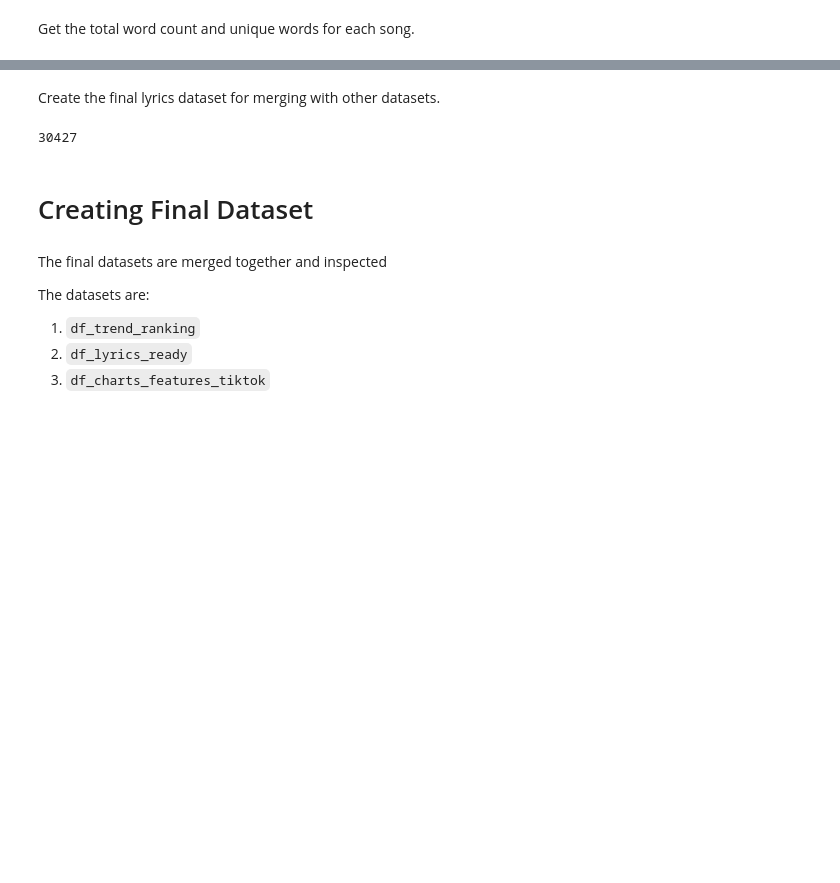
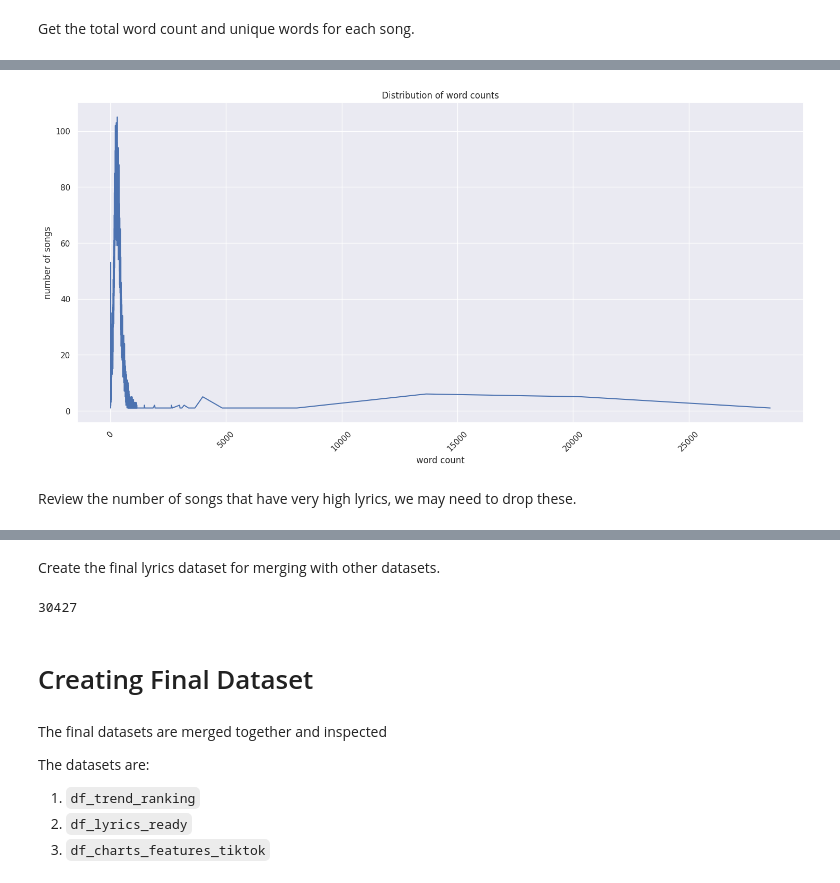
Before and after one commit to Joseph-Willem-Ricci/5450-final-project, a Jupyter notebook: CIS5450_Project.ipynb, the cells around one changed output, grey strips where cells are left out. Saved outputs shown, nothing was run; the diff lists cells and outputs as text; code cells hidden in the pictures; blank space fills up the shorter version.

```diff
--- a/CIS5450_Project.ipynb
+++ b/CIS5450_Project.ipynb
@@ -1207,0 +1161,18 @@ Create columns for the most common noun, verb and adverb in a song.
+# %%
+lyrics_sen_artist = df_lyrics.groupby('word counts')['title'].nunique().reset_index()
+sns.set_theme(style="darkgrid")
+plt.figure(figsize=(18, 8))
+sns.lineplot(x='word counts', y='title', data=lyrics_sen_artist)
+plt.xticks(rotation = 45)
+
+# add a title and labels to the plot
+plt.title('Distribution of word counts')
+plt.xlabel('word count')
+plt.ylabel('number of songs')
+
+# display the plot
+plt.show()
+# %% [output]
+[figure, added]
+# %% [markdown]
+Review the number of songs that have very high lyrics, we may need to drop these.
```
Also changed, not shown: parts of 23 cells of this notebook.
